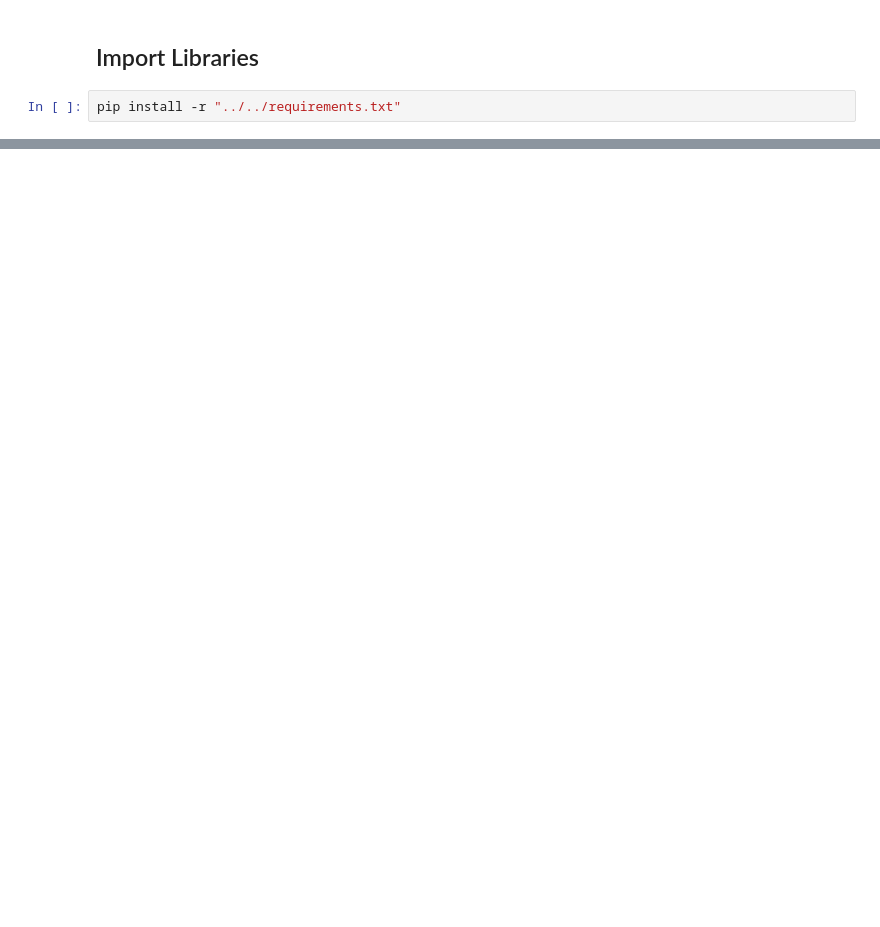
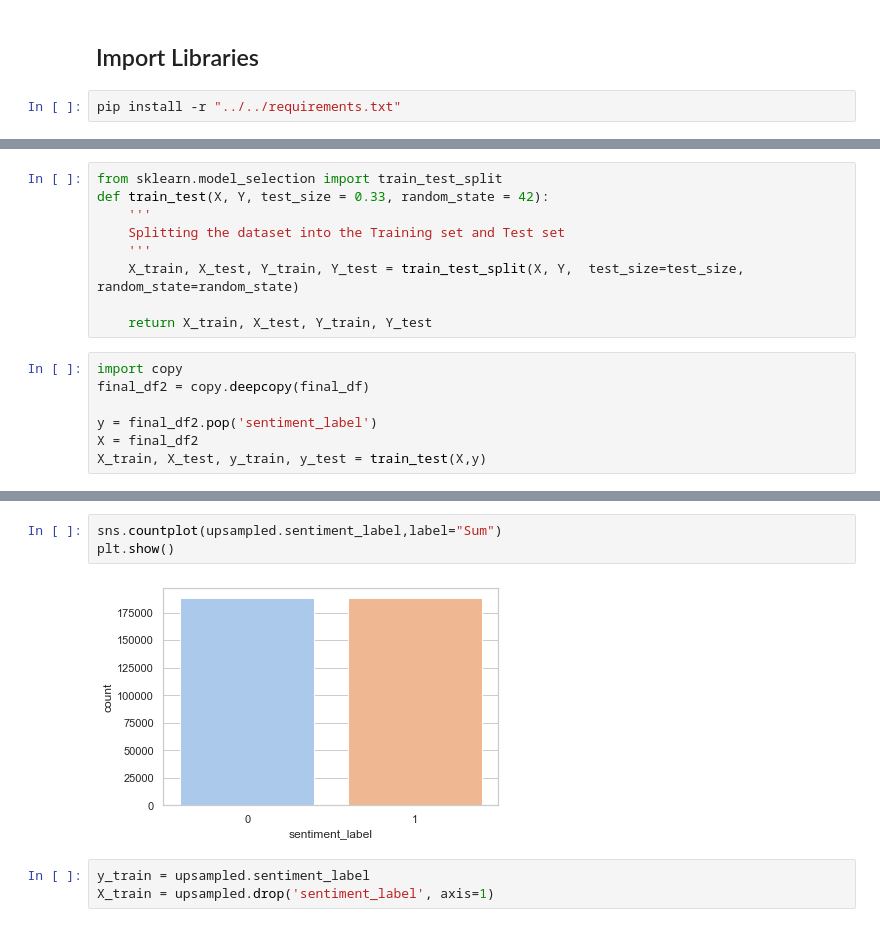
Before and after one commit to LingxingG/Data-Mining-Project, a Jupyter notebook: pre_processing/SafeIndex/Merging safe index to data.ipynb, the cells around one changed output, grey strips where cells are left out. Drawn from its saved outputs; the diff is of its cells as text; blank space fills up the shorter version.

Commit message:
update lx models

```diff
--- a/pre_processing/SafeIndex/Merging safe index to data.ipynb
+++ b/pre_processing/SafeIndex/Merging safe index to data.ipynb
@@ -89,0 +316,16 @@ df.head(10)
+# %%
+from sklearn.model_selection import train_test_split
+def train_test(X, Y, test_size = 0.33, random_state = 42):
+    '''
+    Splitting the dataset into the Training set and Test set
+    '''
+    X_train, X_test, Y_train, Y_test = train_test_split(X, Y,  test_size=test_size, random_state=random_state)
+
+    return X_train, X_test, Y_train, Y_test
+# %%
+import copy
+final_df2 = copy.deepcopy(final_df)
+
+y = final_df2.pop('sentiment_label')
+X = final_df2
+X_train, X_test, y_train, y_test = train_test(X,y)
@@ -89,0 +359,8 @@ df.head(10)
+# %%
+sns.countplot(upsampled.sentiment_label,label="Sum")
+plt.show()
+# %% [output]
+[figure, added]
+# %%
+y_train = upsampled.sentiment_label
+X_train = upsampled.drop('sentiment_label', axis=1)
```
Also changed, not shown: parts of 55 cells of this notebook, 3 other files.
